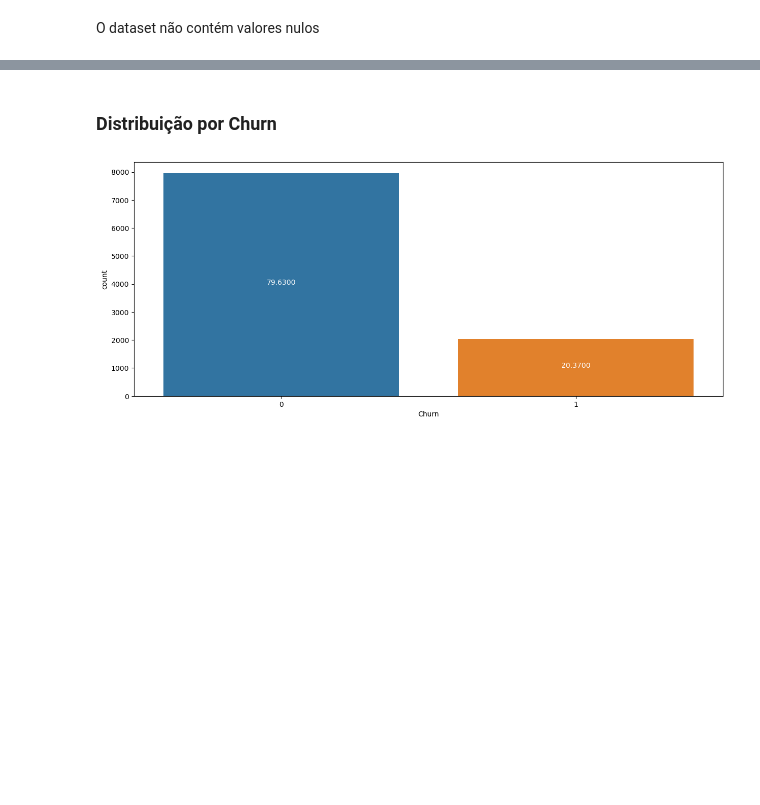
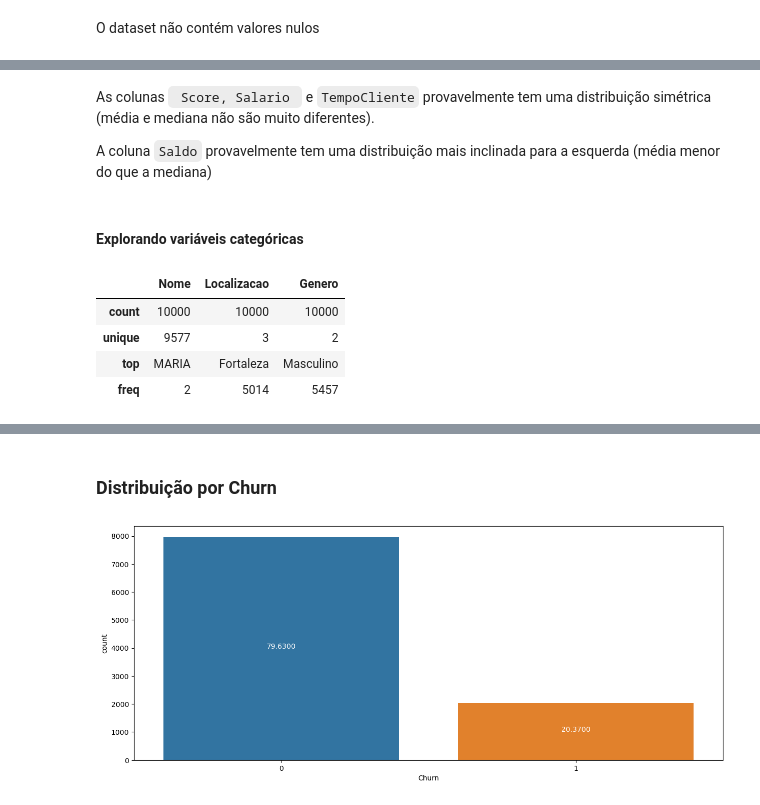
Before and after one commit to wendeljardel/data-analysis-projects, a Jupyter notebook: Churn Prediction - Teste Tallos/Churn predicition.ipynb, the cells around one changed output, grey strips where cells are left out. Cells and saved outputs as stored; diff of their text form; code cells hidden in the pictures; blank space fills up the shorter version.

```diff
--- a/Churn Prediction - Teste Tallos/Churn predicition.ipynb
+++ b/Churn Prediction - Teste Tallos/Churn predicition.ipynb
@@ -62,0 +98,14 @@ def plot_with_percent(plot):
+# %% [markdown]
+As colunas <code> Score, Salario </code> e <code>TempoCliente</code> provavelmente tem uma distribuição simétrica (média e mediana não são muito diferentes).
+
+A coluna <code>Saldo</code> provavelmente tem uma distribuição mais inclinada para a esquerda (média menor do que a mediana)
+# %% [markdown]
+#### Explorando variáveis categóricas
+# %%
+df[cats].describe()
+# %% [output]
+|  | Nome | Localizacao | Genero |
+| count | 10000 | 10000 | 10000 |
+| unique | 9577 | 3 | 2 |
+| top | MARIA | Fortaleza | Masculino |
+| freq | 2 | 5014 | 5457 |
```
Also changed, not shown: parts of 9 cells of this notebook.
